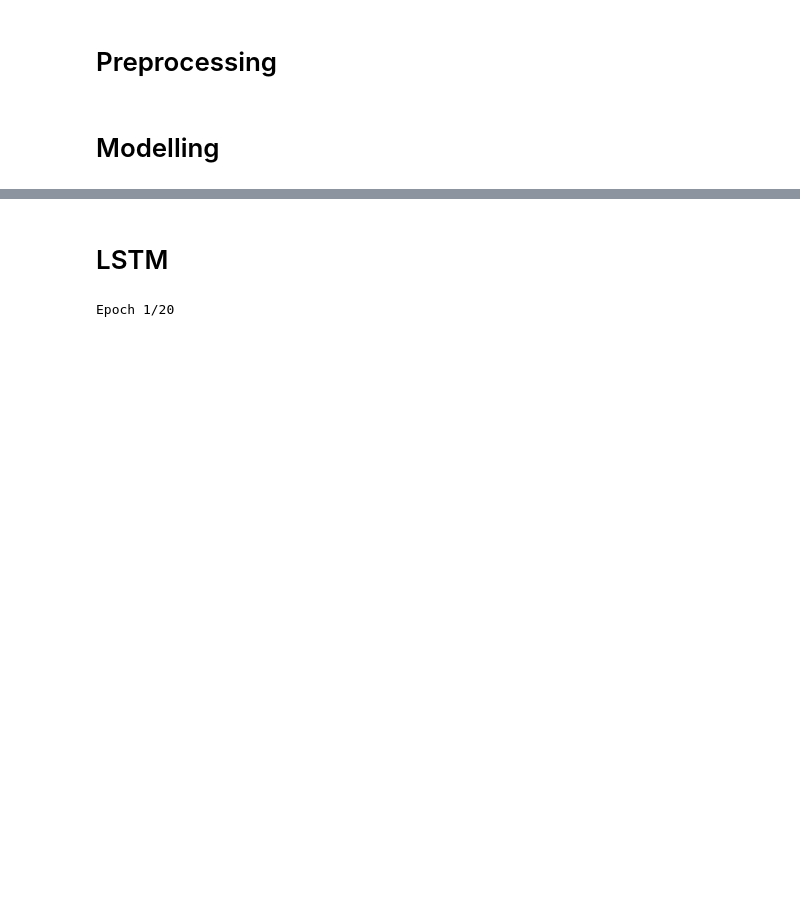
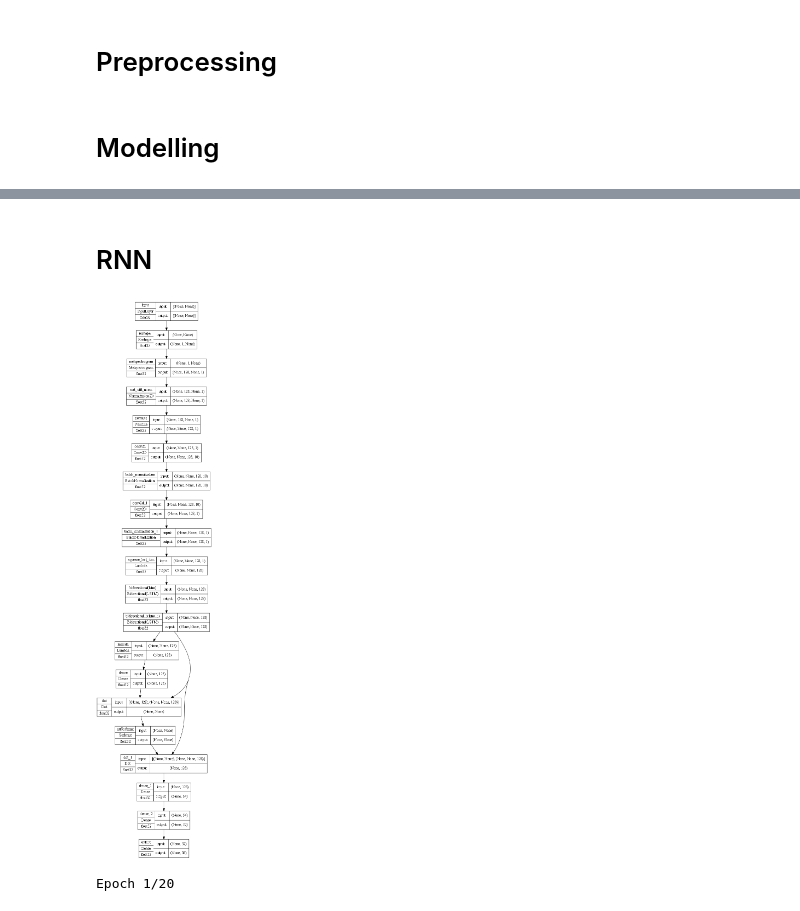
Before and after one commit to lhurr/RNN, a Jupyter notebook: LSTM.ipynb, the cells around one changed output, grey strips where cells are left out. Cells and saved outputs as stored; diff of their text form; code cells hidden in the pictures; blank space fills up the shorter version.

```diff
--- a/LSTM.ipynb
+++ b/LSTM.ipynb
@@ -291,4 +413,4 @@ LR = tf.keras.optimizers.schedules.CosineDecayRestarts(
 # %%
 # results = model.fit(trainGen, validation_data=valGen, epochs=2, callbacks=[EarlyStopping(monitor='categorical_accuracy', verbose=1, patience=10)])
 # %% [markdown]
-# LSTM
+# RNN
@@ -340 +461,9 @@ import
+# %%
+# Credits: https://arxiv.org/pdf/1808.08929.pdf
+rnn = BasicLSTM()
+from tensorflow.keras.utils import plot_model
+plot_model(rnn, show_shapes=True, show_dtype=True,
+    show_layer_names=True, expand_nested=True, dpi=70)
+# %% [output]
+[figure, added]
 # %%
```
Also changed, not shown: parts of 22 cells of this notebook, 7 other files.
